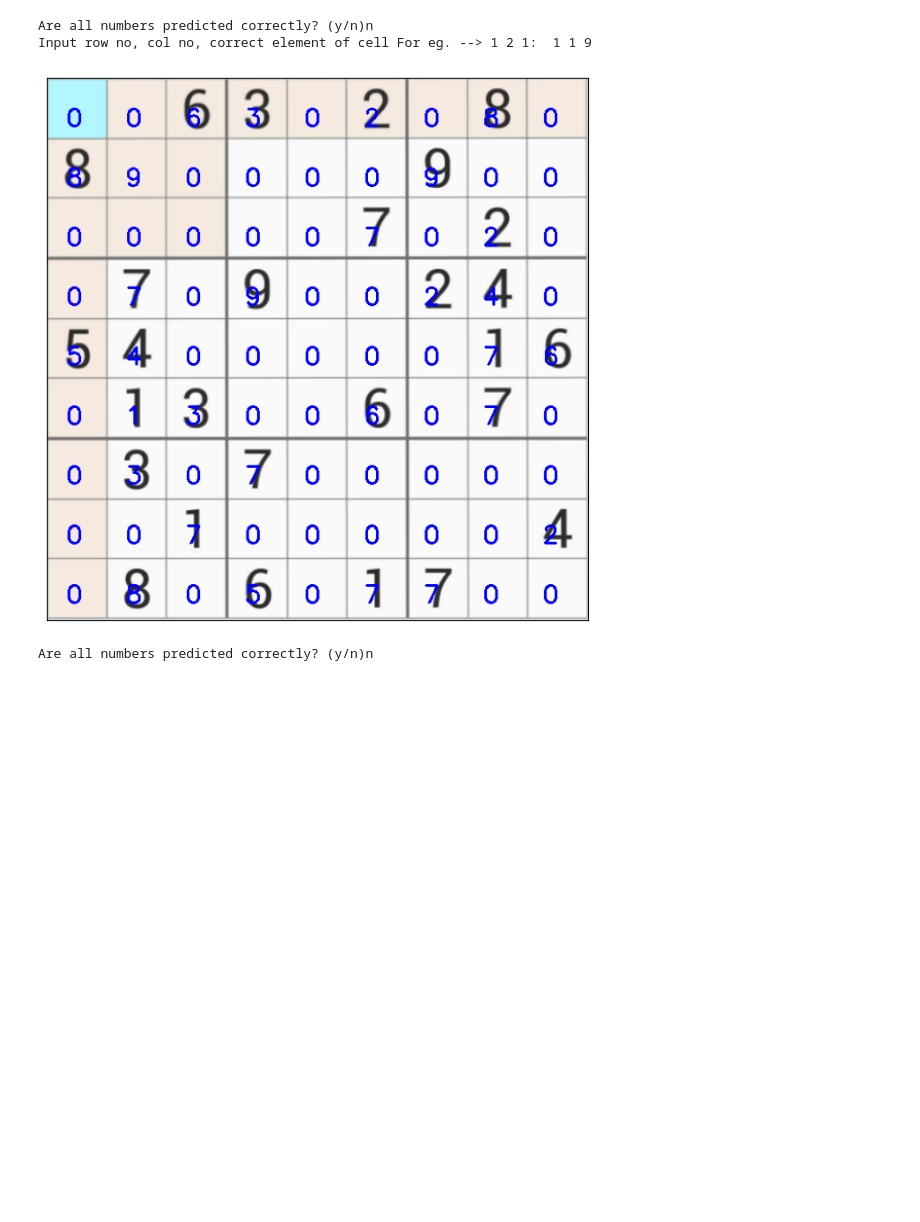
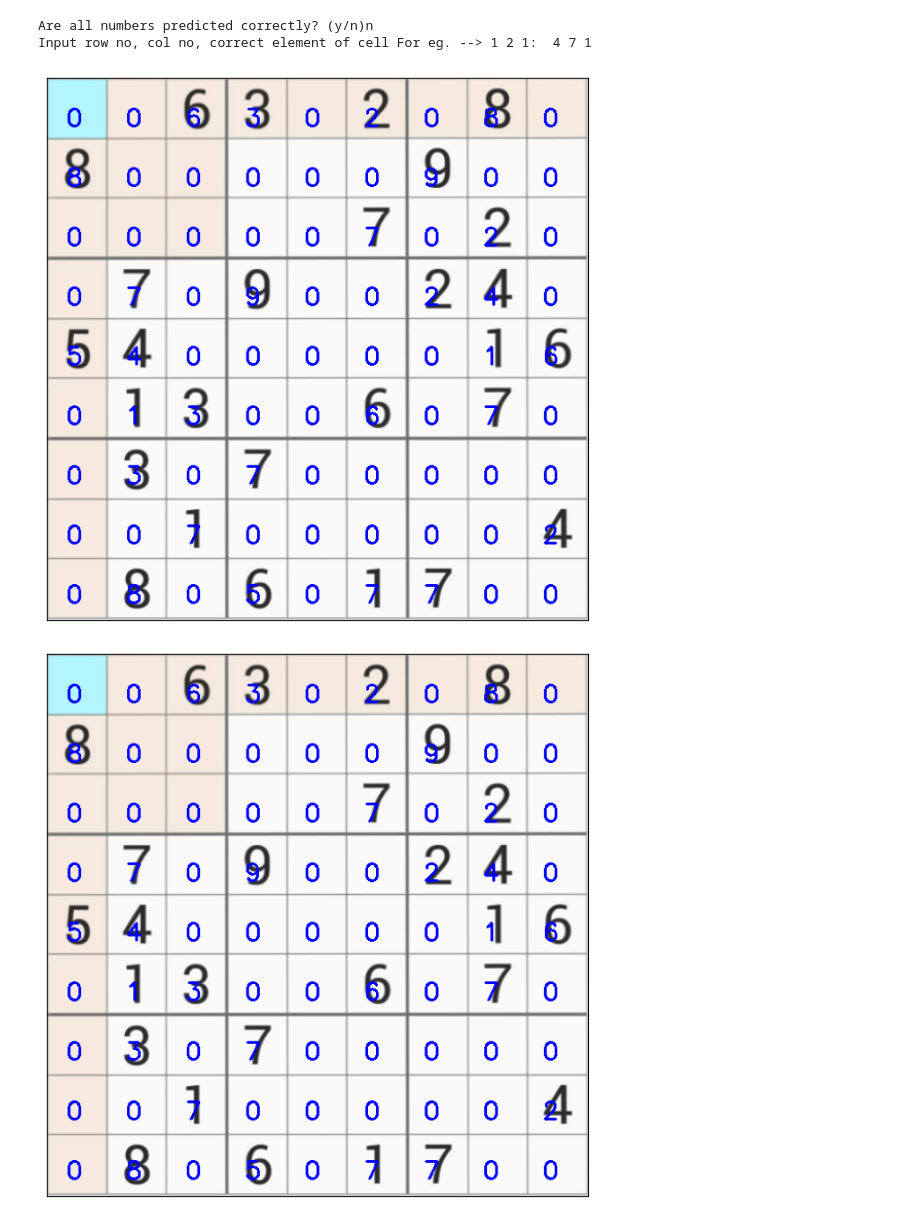
Before and after one commit to Anjana-JS/SudokuSolver, a Jupyter notebook: My sudoku solver.ipynb, the cells around one changed output. Drawn from its saved outputs; the diff is of its cells as text; code cells hidden in the pictures; blank space fills up the shorter version.

Commit message:
Sudoku upgraded!
Adding code descriptions for immediate ref.

```diff
--- a/My sudoku solver.ipynb
+++ b/My sudoku solver.ipynb
@@ -174,4 +197,7 @@ for i in range(9):
 # %%
+#Now, if by chance any of the numbers is wrongly predicted by the mnist, correct it. P.S. As of 24 May, this code is inefficient.
+#Debugging, remains...
+
 _=display_numbers_on_board(board,puzzle)
 
 while 1:
@@ -187,9 +213,10 @@ while 1:
         break
     else:
         print('Wrong choice!!!')
-
-solved = Sudoku(board)
-
+#The numbers in blue are predicted numbers for that cell. The text in red is the address of that cell(which is apparently missing at the moment).
+#If any number is wrongly classified by mnist, correct that.
+#Like the first wrong classified number is at (4,7). The original number there is 1 but the mnist said it is 7 so we will correct it first.
+solved = solveSudoku(board)
 x = display_numbers_on_board(board,puzzle)
 cv2.imshow('solved',x)
 
@@ -200,4 +228,4 @@ cv2.destroyAllWindows()
 Are all numbers predicted correctly? (y/n)n
-Input row no, col no, correct element of cell For eg. --> 1 2 1:  1 1 9
+Input row no, col no, correct element of cell For eg. --> 1 2 1:  4 7 1
-[figure]
-Are all numbers predicted correctly? (y/n)n
+[figure, added]
+[figure, added]
```
Also changed, not shown: parts of 12 cells of this notebook.
